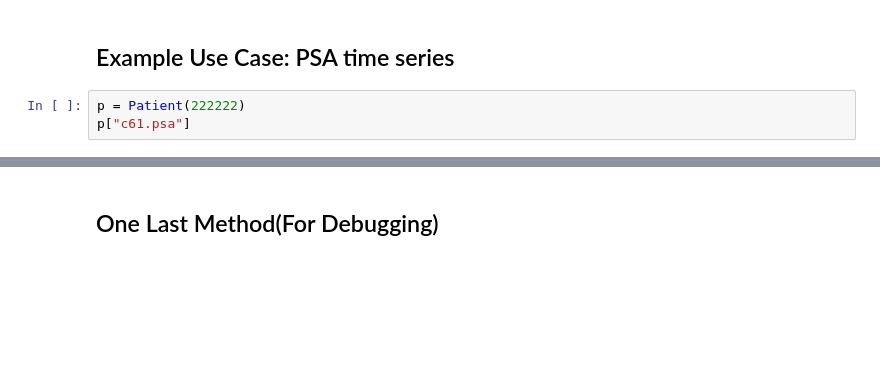
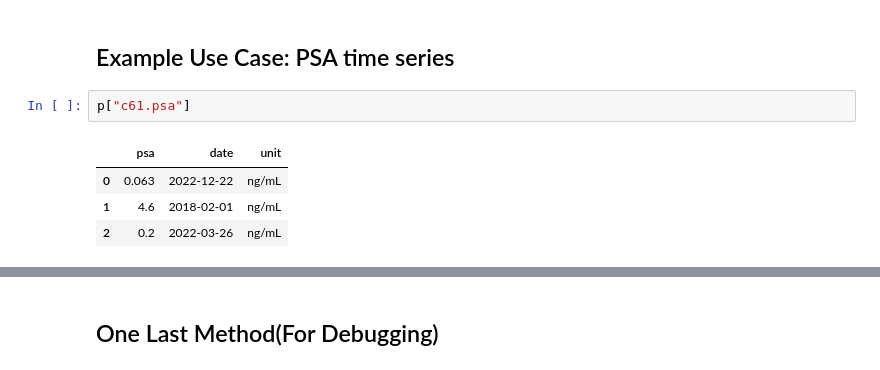
Before and after one commit to andrewlimmer/GazooResearch, a Jupyter notebook: jupyter/work/PatientClassTutorial.ipynb, the cells around one changed output, grey strips where cells are left out. Saved outputs shown, nothing was run; the diff lists cells and outputs as text; blank space fills up the shorter version.

```diff
--- a/jupyter/work/PatientClassTutorial.ipynb
+++ b/jupyter/work/PatientClassTutorial.ipynb
@@ -78,8 +129,12 @@ print(dob)
 # %% [markdown]
 ## Example Use Case: PSA time series
 # %%
-p = Patient(222222)
 p["c61.psa"]
+# %% [output]
+|  | psa | date | unit |
+| 0 | 0.063 | 2022-12-22 | ng/mL |
+| 1 | 4.6 | 2018-02-01 | ng/mL |
+| 2 | 0.2 | 2022-03-26 | ng/mL |
 # %%
 import matplotlib.pyplot as plt
 fig,ax = plt.subplots()
```
Also changed, not shown: parts of 8 cells of this notebook, 3 other files.
